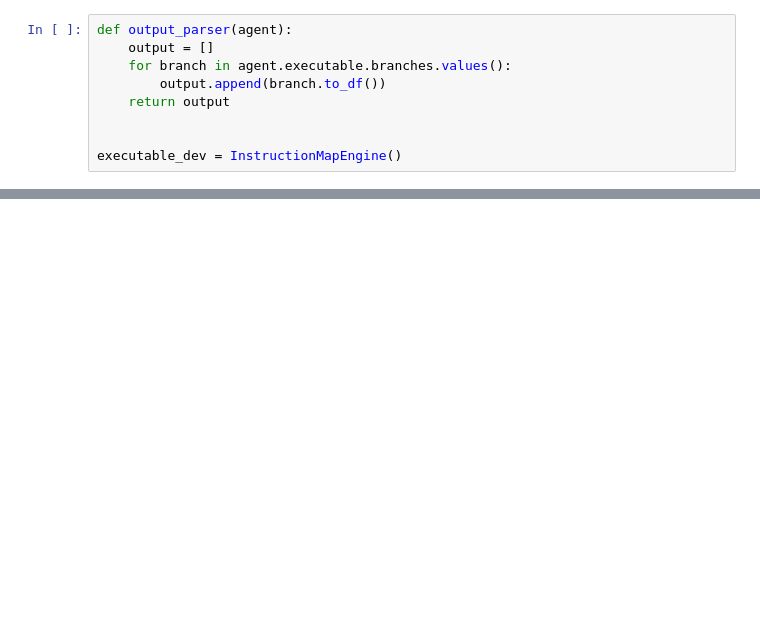
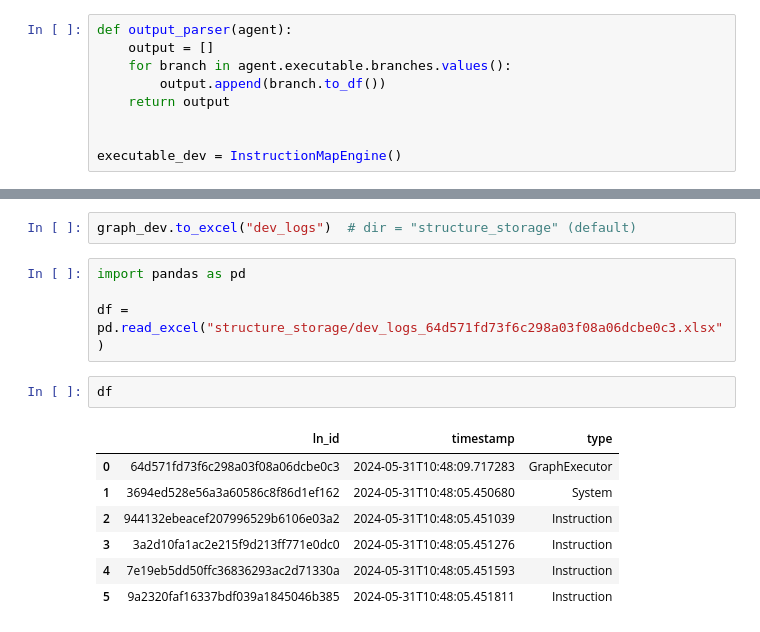
Before and after one commit to CraftsMan-Labs/dev-agi, a Jupyter notebook: eg.ipynb, the cells around one changed output, grey strips where cells are left out. Drawn from its saved outputs; the diff is of its cells as text; blank space fills up the shorter version.

```diff
--- a/eg.ipynb
+++ b/eg.ipynb
@@ -290,0 +339,16 @@ user: Create test cases
+# %%
+graph_dev.to_excel("dev_logs")  # dir = "structure_storage" (default)
+# %%
+import pandas as pd
+
+df = pd.read_excel("structure_storage/dev_logs_64d571fd73f6c298a03f08a06dcbe0c3.xlsx")
+# %%
+df
+# %% [output]
+|  | ln_id | timestamp | type |
+| 0 | 64d571fd73f6c298a03f08a06dcbe0c3 | 2024-05-31T10:48:09.717283 | GraphExecutor |
+| 1 | 3694ed528e56a3a60586c8f86d1ef162 | 2024-05-31T10:48:05.450680 | System |
+| 2 | 944132ebeacef207996529b6106e03a2 | 2024-05-31T10:48:05.451039 | Instruction |
+| 3 | 3a2d10fa1ac2e215f9d213ff771e0dc0 | 2024-05-31T10:48:05.451276 | Instruction |
+| 4 | 7e19eb5dd50ffc36836293ac2d71330a | 2024-05-31T10:48:05.451593 | Instruction |
+| 5 | 9a2320faf16337bdf039a1845046b385 | 2024-05-31T10:48:05.451811 | Instruction |
```
Also changed, not shown: parts of 9 cells of this notebook, 5 other files.
